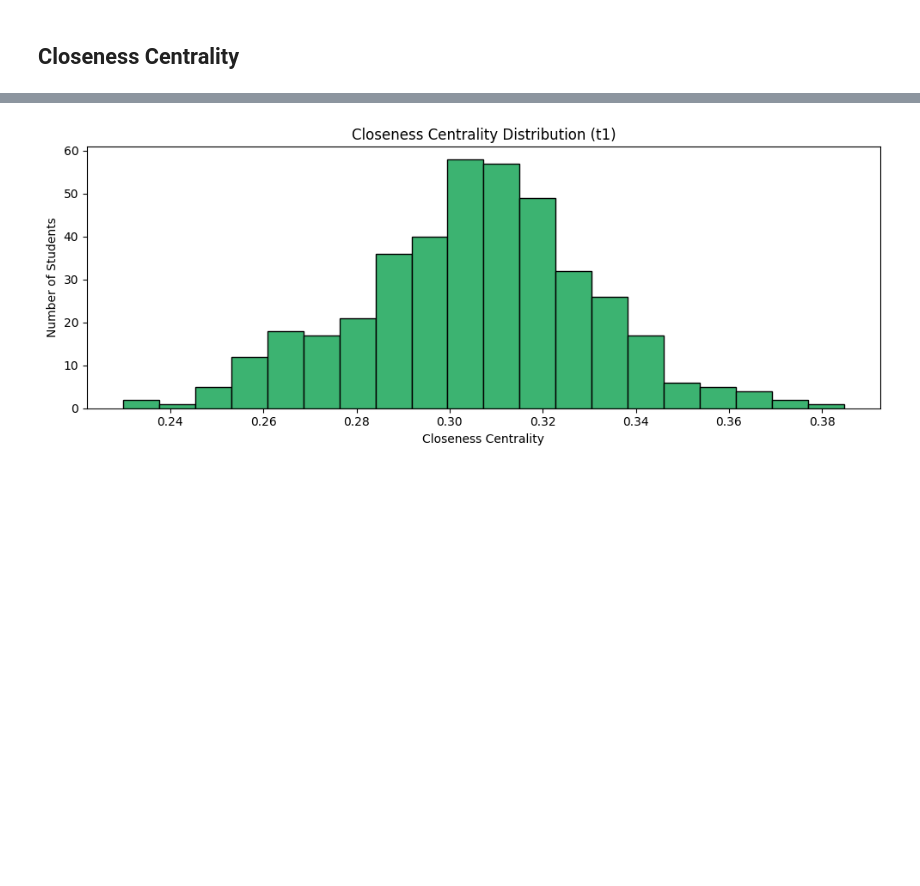
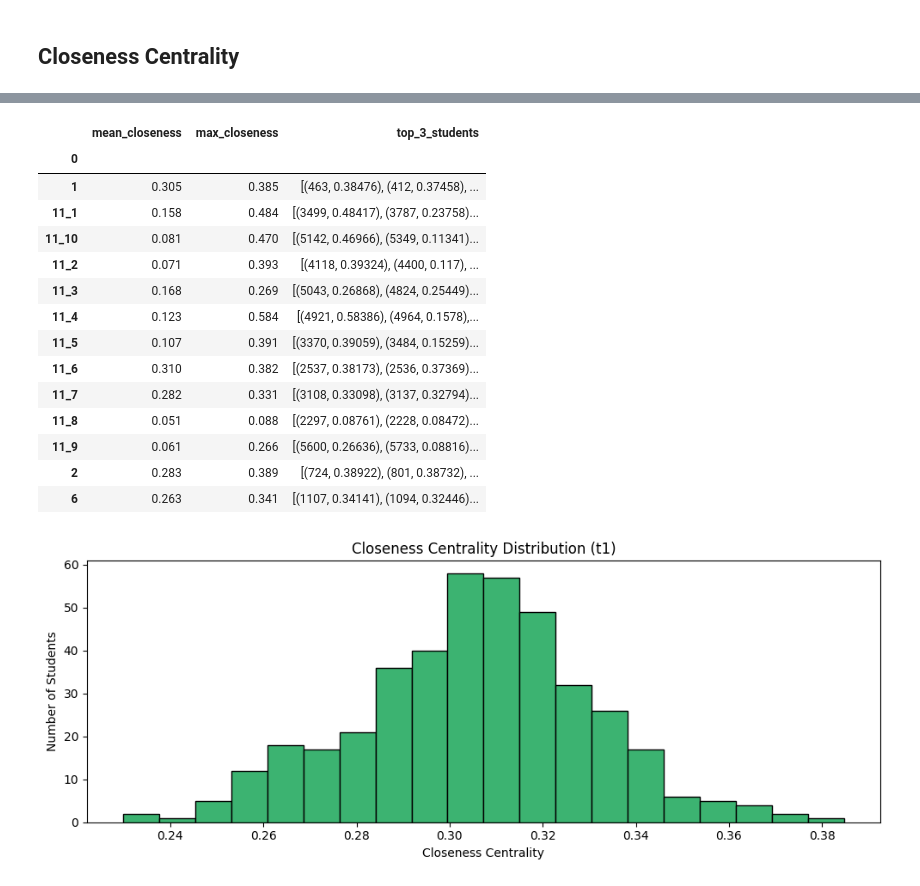
Before and after one commit to asalazar18s/SNA_25, a Jupyter notebook: metrics_IB.ipynb, the cells around one changed output, grey strips where cells are left out. Cells and saved outputs as stored; diff of their text form; code cells hidden in the pictures; blank space fills up the shorter version.

```diff
--- a/metrics_IB.ipynb
+++ b/metrics_IB.ipynb
@@ -478,0 +463,15 @@ closeness_df
+# %%
+# Helper function to round values in the top-3 tuple list
+def round_tuple_list(lst, decimals=3):
+    return [(a, round(b, decimals)) for a, b in lst]
+
+# Apply rounding to the 'top_3_students' column
+closeness_df['top_3_students'] = closeness_df['top_3_students'].apply(
+    lambda x: round_tuple_list(x, 5) if isinstance(x, list) else x
+)
+
+# Round numeric columns (mean_closeness, max_closeness, etc.)
+closeness_df = closeness_df.round(3)
+
+# View the result
+closeness_df
@@ -479,3 +493,37 @@ closeness_df
+# %%
+# Helper function to round values in a list of (ID, score) tuples
+def round_tuple_list(lst, decimals=3):
+    return [(a, round(b, decimals)) for a, b in lst]
+
+# Apply rounding to the 'top_3_students' column
+closeness_df['top_3_students'] = closeness_df['top_3_students'].apply(
+    lambda x: round_tuple_list(x, 5) if isinstance(x, list) else x
+)
+
+# Round numeric columns (mean_closeness, max_closeness, etc.)
+closeness_df = closeness_df.round(3)
+
+# Optional: Clean the index to remove path and leading "t"
+closeness_df.index = closeness_df.index.str.extract(r'dataset\\t?(.+)$')[0]
+
+# View the result
+closeness_df
+# %% [output]
+|  | mean_closeness | max_closeness | top_3_students |
+| 0 |  |  |  |
+| 1 | 0.305 | 0.385 | [(463, 0.38476), (412, 0.37458), ... |
+| 11_1 | 0.158 | 0.484 | [(3499, 0.48417), (3787, 0.23758)... |
+| 11_10 | 0.081 | 0.470 | [(5142, 0.46966), (5349, 0.11341)... |
+| 11_2 | 0.071 | 0.393 | [(4118, 0.39324), (4400, 0.117), ... |
+| 11_3 | 0.168 | 0.269 | [(5043, 0.26868), (4824, 0.25449)... |
+| 11_4 | 0.123 | 0.584 | [(4921, 0.58386), (4964, 0.1578),... |
+| 11_5 | 0.107 | 0.391 | [(3370, 0.39059), (3484, 0.15259)... |
+| 11_6 | 0.310 | 0.382 | [(2537, 0.38173), (2536, 0.37369)... |
+| 11_7 | 0.282 | 0.331 | [(3108, 0.33098), (3137, 0.32794)... |
+| 11_8 | 0.051 | 0.088 | [(2297, 0.08761), (2228, 0.08472)... |
+| 11_9 | 0.061 | 0.266 | [(5600, 0.26636), (5733, 0.08816)... |
+| 2 | 0.283 | 0.389 | [(724, 0.38922), (801, 0.38732), ... |
+| 6 | 0.263 | 0.341 | [(1107, 0.34141), (1094, 0.32446)... |
 # %%
 import matplotlib.pyplot as plt
 import pandas as pd
```
Also changed, not shown: parts of 6 cells of this notebook, 1 other file.
